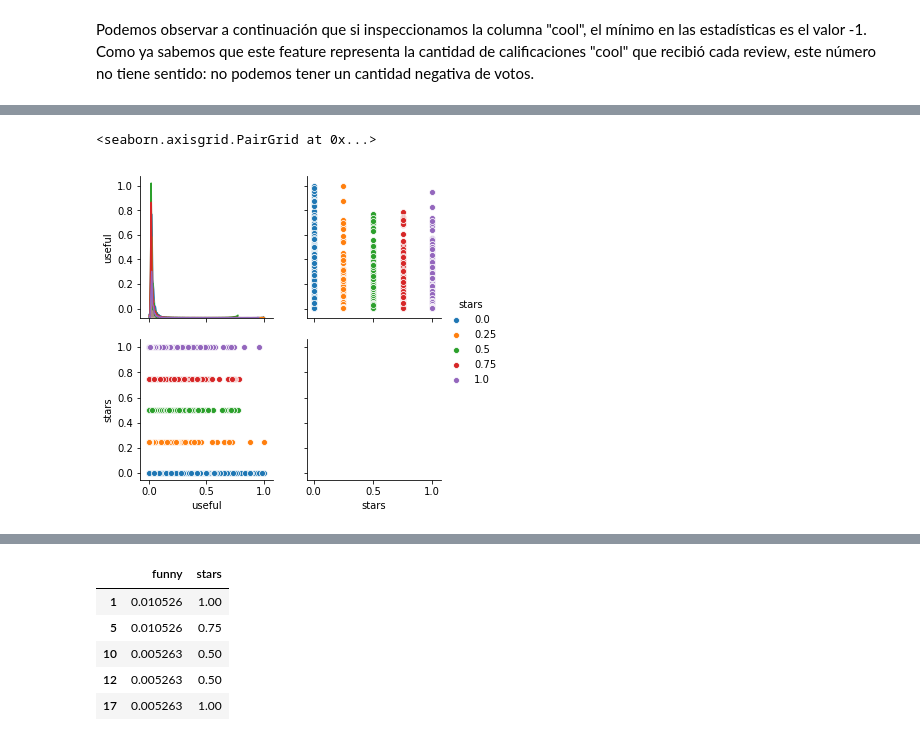
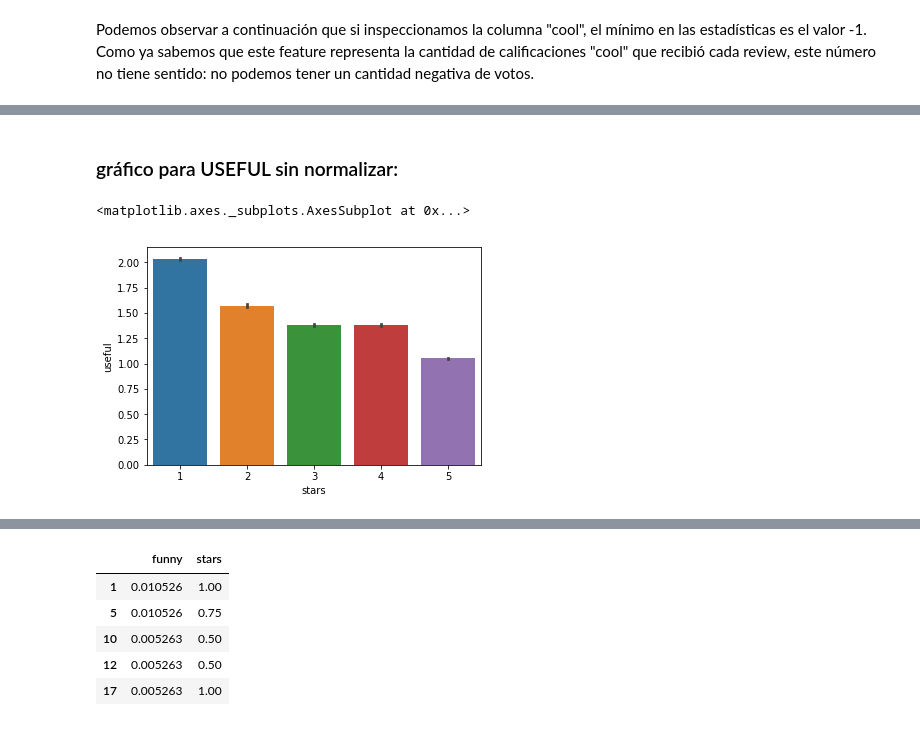
Before and after one commit to aenet/mentoria, a Jupyter notebook: analisis-curacion/tp2-analisis-curacion-datos.ipynb, the cells around one changed output, grey strips where cells are left out. Drawn from its saved outputs; the diff is of its cells as text; code cells hidden in the pictures.

Commit message:
more graphics

```diff
--- a/analisis-curacion/tp2-analisis-curacion-datos.ipynb
+++ b/analisis-curacion/tp2-analisis-curacion-datos.ipynb
@@ -172,5 +193,8 @@ useful_norm = useful_norm[useful_norm["useful"] != 0.0]
-# %%
-sb.pairplot(data=useful_norm, hue="stars")
-# %% [output]
-<seaborn.axisgrid.PairGrid at 0x...>
-[figure, removed]
+# %% [markdown]
+### gráfico para USEFUL sin normalizar:
+# %%
+useful = df_int[trimmed][["useful", "stars"]]
+sb.barplot(x=useful["stars"], y=useful["useful"])
+# %% [output]
+<matplotlib.axes._subplots.AxesSubplot at 0x...>
+[figure, added]
```
Also changed, not shown: parts of 20 cells of this notebook.
